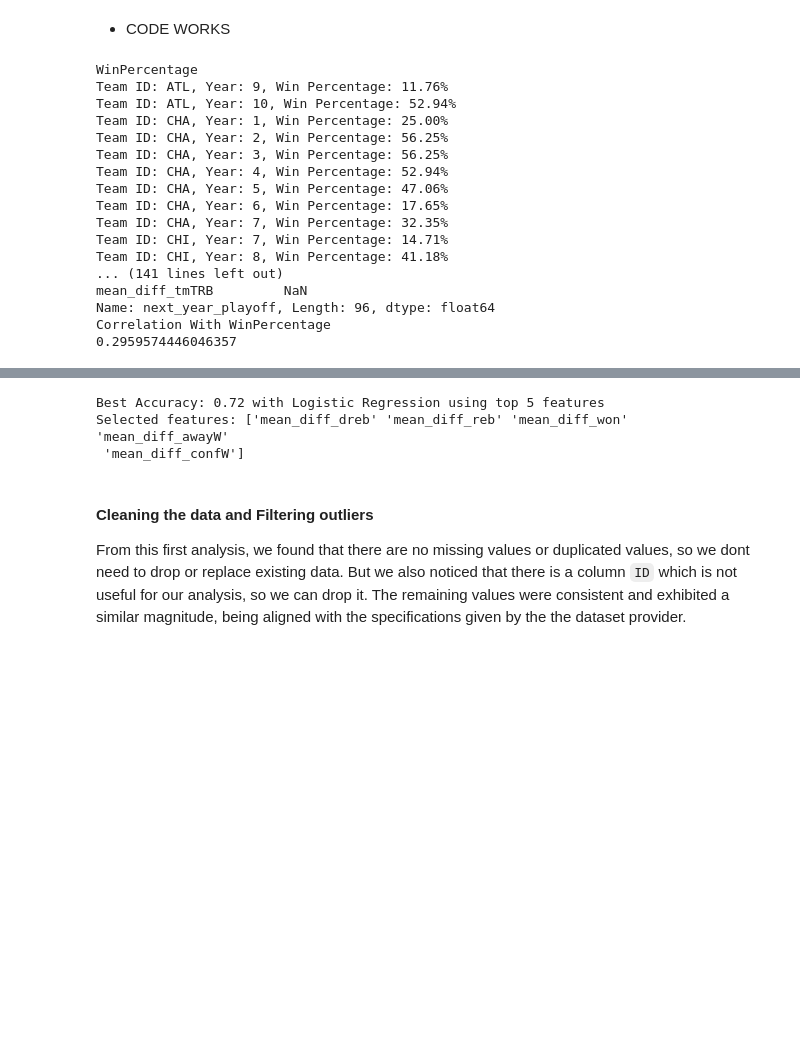
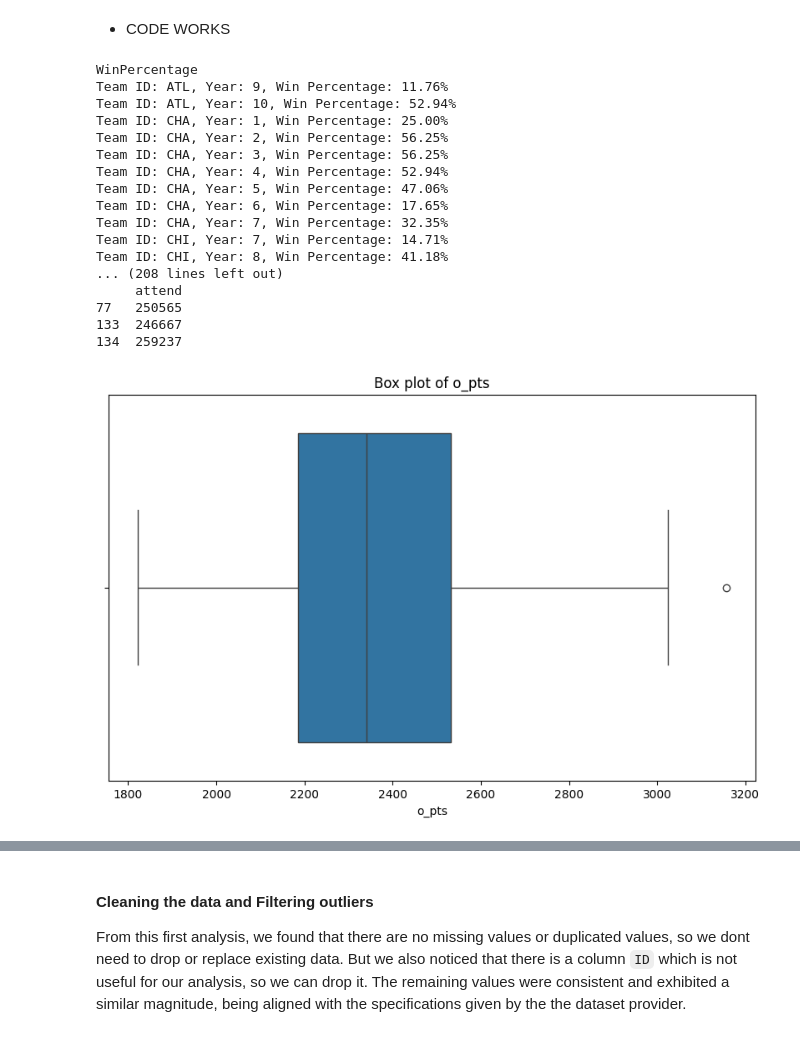
Before and after one commit to miguelfbml/AC-FEUP, a Jupyter notebook: proj/final_copy.ipynb, the cells around one changed output, grey strips where cells are left out. Saved outputs shown, nothing was run; the diff lists cells and outputs as text; code cells hidden in the pictures; blank space fills up the shorter version.

Commit message:
outliers detection

```diff
--- a/proj/final_copy.ipynb
+++ b/proj/final_copy.ipynb
@@ -288,6 +288,7 @@ len(unique_teams)
 # %% [markdown]
 - CODE WORKS
 # %%
+import warnings
 import pandas as pd
 from sklearn.model_selection import train_test_split
 from sklearn.ensemble import RandomForestClassifier
@@ -302,6 +303,10 @@ import seaborn as sns
 
 
 from sklearn.feature_selection import SelectKBest, f_classif
+
+
+
+warnings.filterwarnings("ignore")
 
 
 
@@ -701,6 +706,45 @@ features.extend(new_features)
 features.extend(['winPercentage'])
 
 
+original_features = ["o_fgm", "o_fga", "o_ftm", "o_fta", "o_3pm", "o_3pa", "o_oreb", "o_dreb", "o_reb", "o_asts", "o_pf", "o_stl", "o_to", "o_blk", "o_pts", "d_fgm", "d_fga", "d_ftm", "d_fta", "d_3pm", "d_3pa", "d_oreb", "d_dreb", "d_reb", "d_asts", "d_pf", "d_stl", "d_to", "d_blk", "d_pts", "tmORB", "tmDRB", "tmTRB", "opptmORB", "opptmDRB", "opptmTRB", "won", "lost", "GP", "homeW", "homeL", "awayW", "awayL", "confW", "confL", "min", "attend", "W", "L"]
+
+# Function to detect outliers using Z-score
+def detect_outliers_zscore(df, features, threshold=3):
+    outliers = {}
+    for feature in features:
+        mean = np.mean(df[feature])
+        std_dev = np.std(df[feature])
+        z_scores = (df[feature] - mean) / std_dev
+        outliers[feature] = df[np.abs(z_scores) > threshold]
+    return outliers
+
+# Detect outliers
+outliers = detect_outliers_zscore(teams, original_features)
+
+# Print outliers for each feature
+for feature, outlier_df in outliers.items():
+    if not outlier_df.empty:
+        print(f"Outliers detected in feature '{feature}':")
+        print(outlier_df[[feature]])
+        print("\n")
+
+
+
+# Plot box plots for the features with detected outliers
+features_with_outliers = ['o_pts', 'd_blk', 'diff_blk']
+
+for feature in features_with_outliers:
+    plt.figure(figsize=(10, 6))
+    sns.boxplot(x=teams[feature])
+    plt.title(f'Box plot of {feature}')
+    plt.show()
+
+
+
+
+
+
+
 # Ensure the dataset is ordered by tmID and year
 teams = teams.sort_values(by=['tmID', 'year'])
 
@@ -807,35 +851,36 @@ for model_name, model in models:
 
         # Train the model
         model.fit(X_train_selected, y_train)
         predictions = model.predict(X_test_selected)
         accuracy = accuracy_score(y_test, predictions)
         #print(f'{model_name} Accuracy with top {k} features: {accuracy:.2f}')
 
         # Check if this is the best accuracy so far
         if accuracy > best_accuracy:
             best_accuracy = accuracy
             best_model_name = model_name
             best_k = k
             best_features = np.array(features)[selector.get_support()]
 
 # Print the best accuracy, model, k, and selected features
 print(f'Best Accuracy: {best_accuracy:.2f} with {best_model_name} using top {best_k} features')
 print(f'Selected features: {best_features}')
 # %% [output]
 WinPercentage
 Team ID: ATL, Year: 9, Win Percentage: 11.76%
 Team ID: ATL, Year: 10, Win Percentage: 52.94%
 Team ID: CHA, Year: 1, Win Percentage: 25.00%
 Team ID: CHA, Year: 2, Win Percentage: 56.25%
 Team ID: CHA, Year: 3, Win Percentage: 56.25%
 Team ID: CHA, Year: 4, Win Percentage: 52.94%
 Team ID: CHA, Year: 5, Win Percentage: 47.06%
 Team ID: CHA, Year: 6, Win Percentage: 17.65%
 Team ID: CHA, Year: 7, Win Percentage: 32.35%
 Team ID: CHI, Year: 7, Win Percentage: 14.71%
 Team ID: CHI, Year: 8, Win Percentage: 41.18%
-... (141 lines left out)
-mean_diff_tmTRB         NaN
-Name: next_year_playoff, Length: 96, dtype: float64
-Correlation With WinPercentage
-0.2959574446046357
+... (208 lines left out)
+     attend
+77   250565
+133  246667
+134  259237
+[figure, added]
@@ -859,6 +906,3 @@ Please also refer to the documentation for alternative solver options:
-Best Accuracy: 0.72 with Logistic Regression using top 5 features
-Selected features: ['mean_diff_dreb' 'mean_diff_reb' 'mean_diff_won' 'mean_diff_awayW'
- 'mean_diff_confW']
 # %% [markdown]
 #### Cleaning the data and Filtering outliers
 
```
Also changed, not shown: parts of 1 cell of this notebook, 1 other file.
